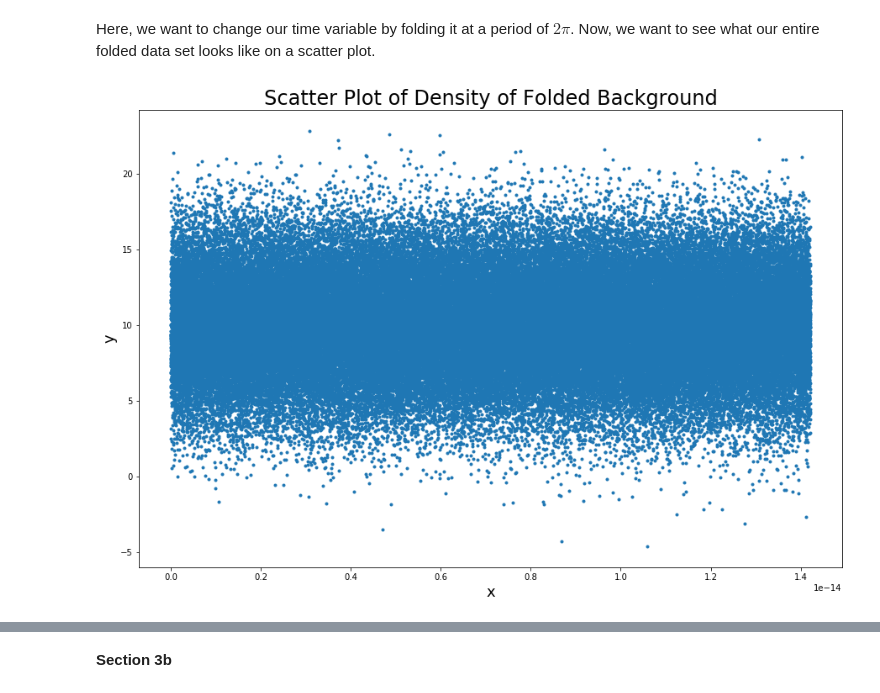
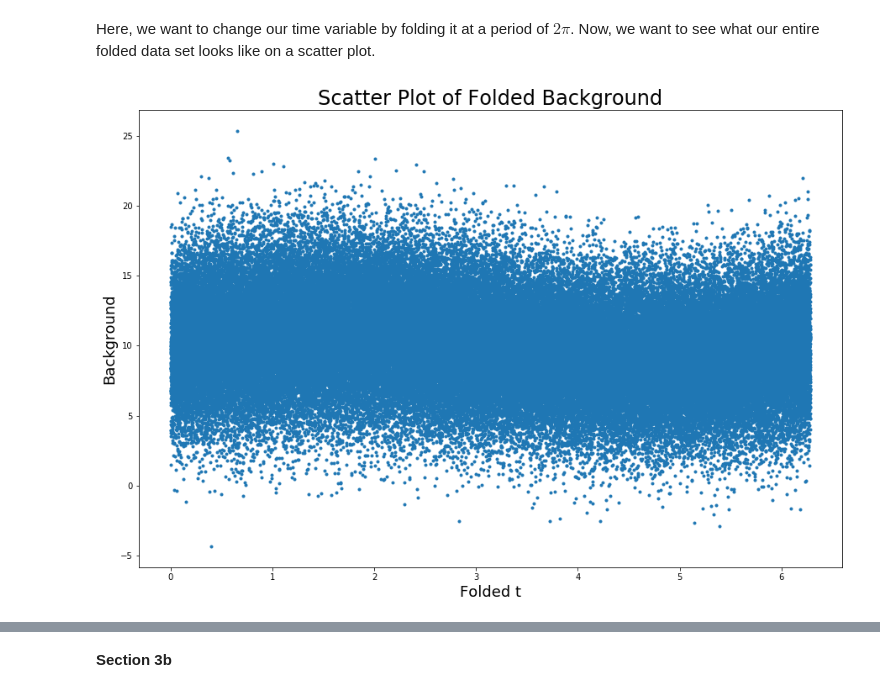
Before and after one commit to DerrickNguyenUW/PHYS434, a Jupyter notebook: HW4.ipynb, the cells around one changed output, grey strips where cells are left out. Cells and saved outputs as stored; diff of their text form; code cells hidden in the pictures.

```diff
--- a/HW4.ipynb
+++ b/HW4.ipynb
@@ -99,14 +101,11 @@ Now, we will be practicing data folding. We will fold the data at some periodic
 # %% [markdown]
 Here, we want to change our time variable by folding it at a period of $2\pi$. Now, we want to see what our entire folded data set looks like on a scatter plot.
 # %%
-#mod after multiply
-ft = np.linspace(0,(np.pi*100)%(np.pi*2),np.int(1e5))
-fN = 10+np.sin(ft);
-fbkgd = stats.norm.rvs(size=np.int(1e5))*np.sqrt(fN)+fN;
+ft = t%(np.pi*2)
 
-plt.plot(ft,fbkgd,'o',ms=3);
-plt.title("Scatter Plot of Density of Folded Background", fontsize = 24);
-plt.ylabel("y", fontsize = 18);
-plt.xlabel("x", fontsize = 18);
+plt.plot(ft,bkgd,'o',ms=3);
+plt.title("Scatter Plot of Folded Background", fontsize = 24);
+plt.ylabel("Background", fontsize = 18);
+plt.xlabel("Folded t", fontsize = 18);
 # %% [output]
-[figure, old version]
+[figure, new version]
```
Also changed, not shown: parts of 11 cells of this notebook.
